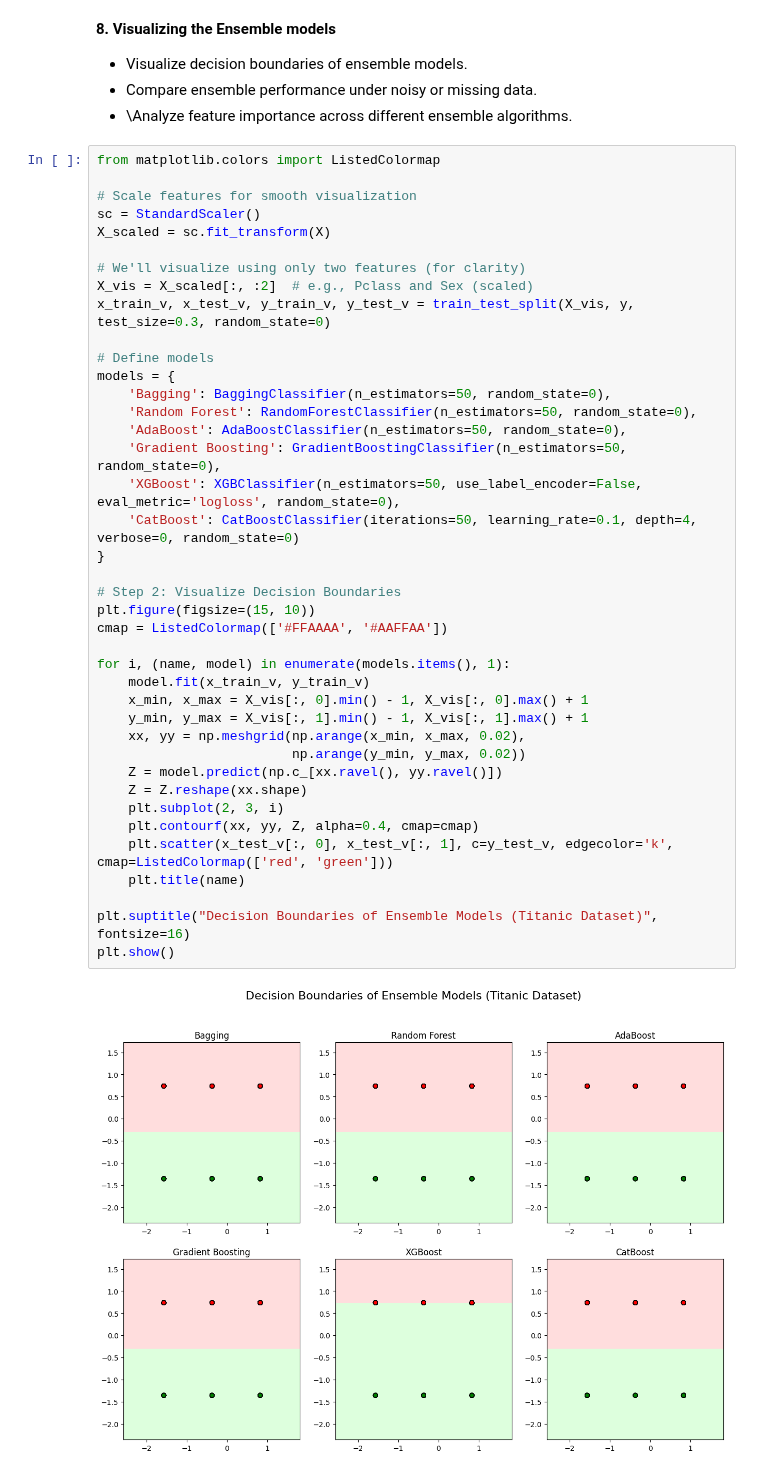
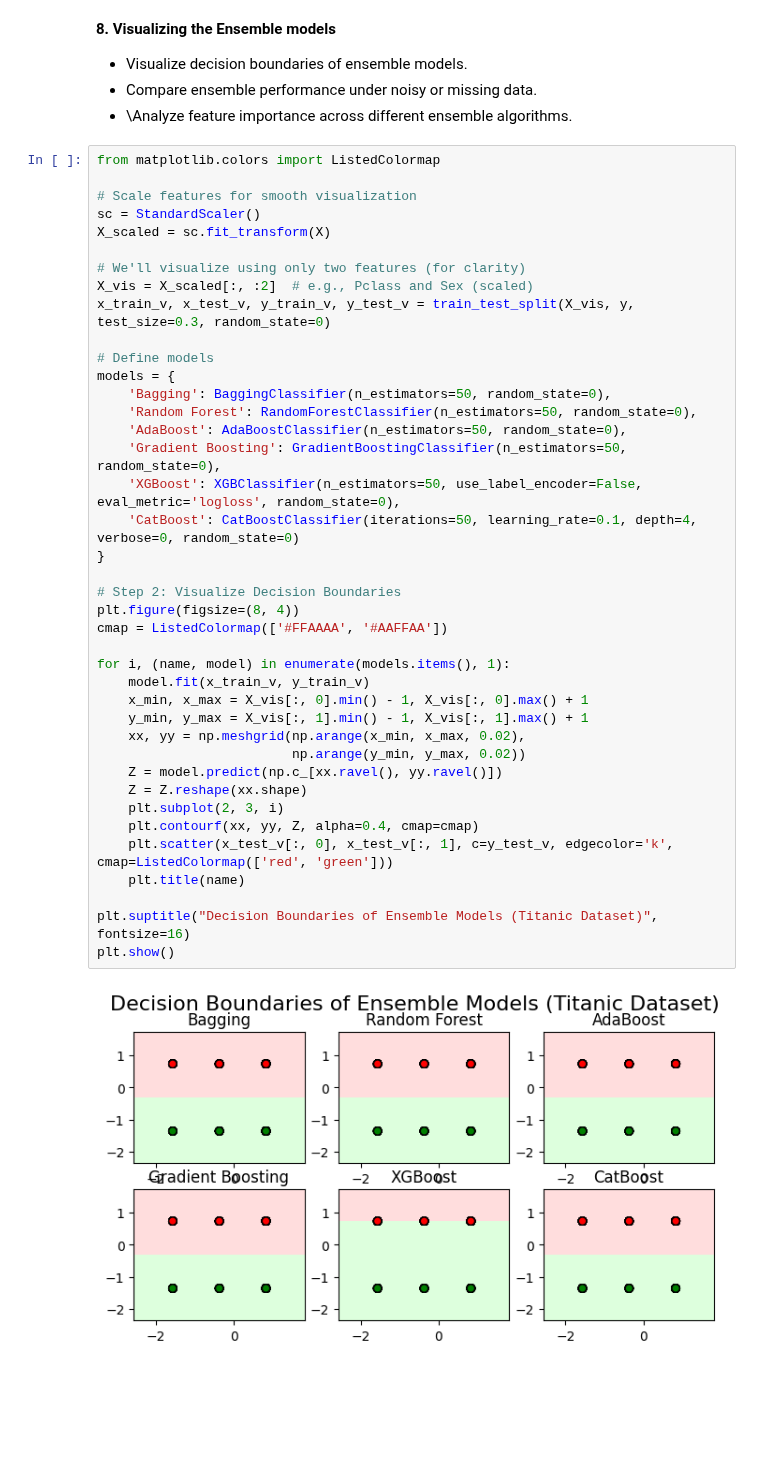
Before and after one commit to Spandana2704/ML, a Jupyter notebook: Ensemble.ipynb, the cells around one changed output. Drawn from its saved outputs; the diff is of its cells as text; blank space fills up the shorter version.

```diff
--- a/Ensemble.ipynb
+++ b/Ensemble.ipynb
@@ -745,35 +745,35 @@ x_train_v, x_test_v, y_train_v, y_test_v = train_test_split(X_vis, y, test_size=
 
 # Define models
 models = {
     'Bagging': BaggingClassifier(n_estimators=50, random_state=0),
     'Random Forest': RandomForestClassifier(n_estimators=50, random_state=0),
     'AdaBoost': AdaBoostClassifier(n_estimators=50, random_state=0),
     'Gradient Boosting': GradientBoostingClassifier(n_estimators=50, random_state=0),
     'XGBoost': XGBClassifier(n_estimators=50, use_label_encoder=False, eval_metric='logloss', random_state=0),
     'CatBoost': CatBoostClassifier(iterations=50, learning_rate=0.1, depth=4, verbose=0, random_state=0)
 }
 
 # Step 2: Visualize Decision Boundaries
-plt.figure(figsize=(15, 10))
+plt.figure(figsize=(8, 4))
 cmap = ListedColormap(['#FFAAAA', '#AAFFAA'])
 
 for i, (name, model) in enumerate(models.items(), 1):
     model.fit(x_train_v, y_train_v)
     x_min, x_max = X_vis[:, 0].min() - 1, X_vis[:, 0].max() + 1
     y_min, y_max = X_vis[:, 1].min() - 1, X_vis[:, 1].max() + 1
     xx, yy = np.meshgrid(np.arange(x_min, x_max, 0.02),
                          np.arange(y_min, y_max, 0.02))
     Z = model.predict(np.c_[xx.ravel(), yy.ravel()])
     Z = Z.reshape(xx.shape)
     plt.subplot(2, 3, i)
     plt.contourf(xx, yy, Z, alpha=0.4, cmap=cmap)
     plt.scatter(x_test_v[:, 0], x_test_v[:, 1], c=y_test_v, edgecolor='k', cmap=ListedColormap(['red', 'green']))
     plt.title(name)
 
 plt.suptitle("Decision Boundaries of Ensemble Models (Titanic Dataset)", fontsize=16)
 plt.show()
 # %% [output]
-[figure, old version]
+[figure, new version]
 # %%
 def add_noise(data, noise_level=0.2):
     noisy_data = data.copy()
```
Also changed, not shown: parts of 14 cells of this notebook.
